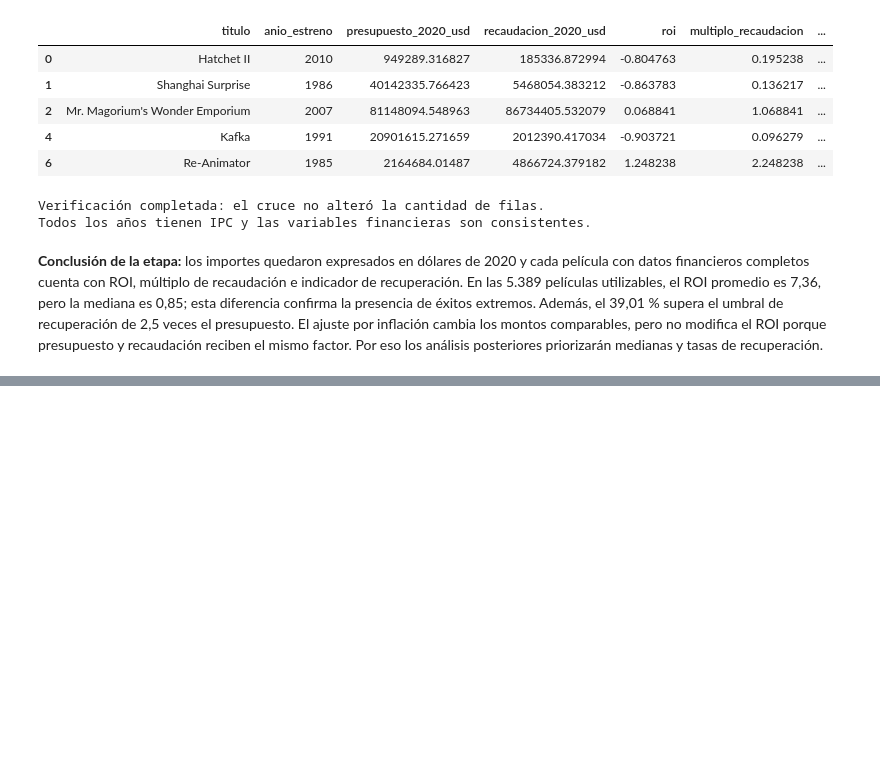
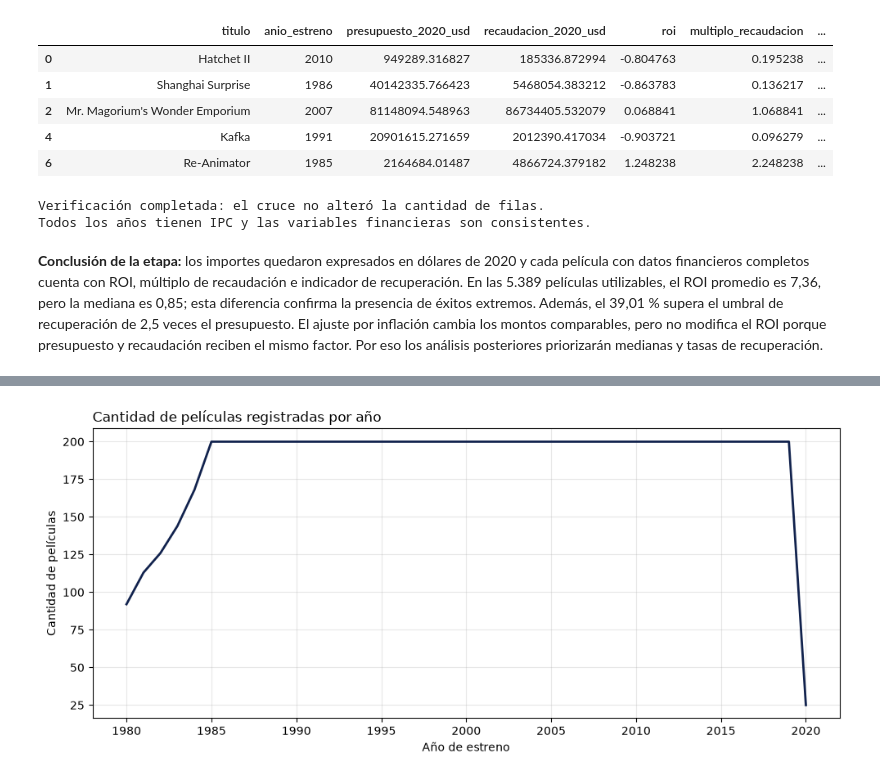
Before and after one commit to alvareezvicente-code/Vicente-Alvarez-programacion-analitica-2, a Jupyter notebook: notebooks/analisis.ipynb, the cells around one changed output, grey strips where cells are left out. Cells and saved outputs as stored; diff of their text form; code cells hidden in the pictures; blank space fills up the shorter version.

Commit message:
Analizar evolucion de la industria

```diff
--- a/notebooks/analisis.ipynb
+++ b/notebooks/analisis.ipynb
@@ -1232,0 +1241,18 @@ Todos los años tienen IPC y las variables financieras son consistentes.
+# %%
+evolucion_anual = (
+    peliculas_limpias.groupby("anio_estreno", as_index=False)
+    .agg(
+        cantidad_peliculas=("id_pelicula", "size"),
+        recaudacion_nominal=("recaudacion_mundial_usd", "sum"),
+        recaudacion_real=("recaudacion_2020_usd", "sum"),
+        recaudacion_mediana_real=("recaudacion_2020_usd", "median"),
+    )
+)
+
+evolucion_anual["recaudacion_nominal_miles_millones"] = (
+    evolucion_anual["recaudacion_nominal"] / 1_000_000_000
+)
+evolucion_anual["recaudacion_real_miles_millones"] = (
+    evolucion_anual["recaudacion_real"] / 1_000_000_000
+)
+evolucion_anual.tail(10).round(2)
@@ -1232,0 +1271,18 @@ Todos los años tienen IPC y las variables financieras son consistentes.
+# %%
+AZUL = "#11224D"
+DORADO = "#D4AF37"
+
+fig, ax = plt.subplots(figsize=(10, 4.5))
+ax.plot(
+    evolucion_anual["anio_estreno"],
+    evolucion_anual["cantidad_peliculas"],
+    color=AZUL, linewidth=2,
+)
+ax.set_title("Cantidad de películas registradas por año", loc="left")
+ax.set_xlabel("Año de estreno")
+ax.set_ylabel("Cantidad de películas")
+ax.grid(alpha=0.3)
+fig.tight_layout()
+plt.show()
+# %% [output]
+[figure, added]
```
Also changed, not shown: parts of 6 cells of this notebook.
